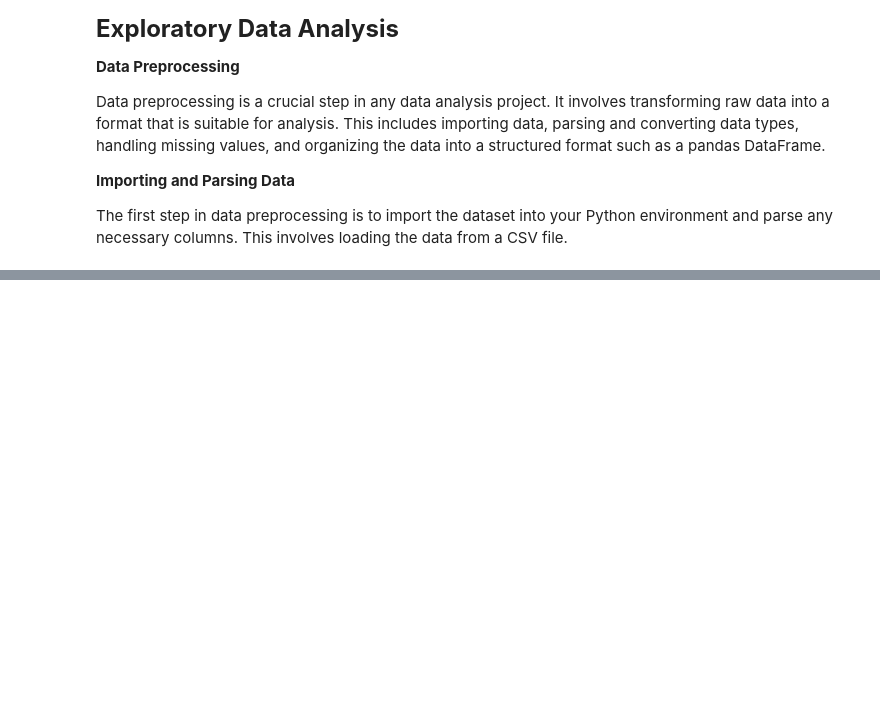
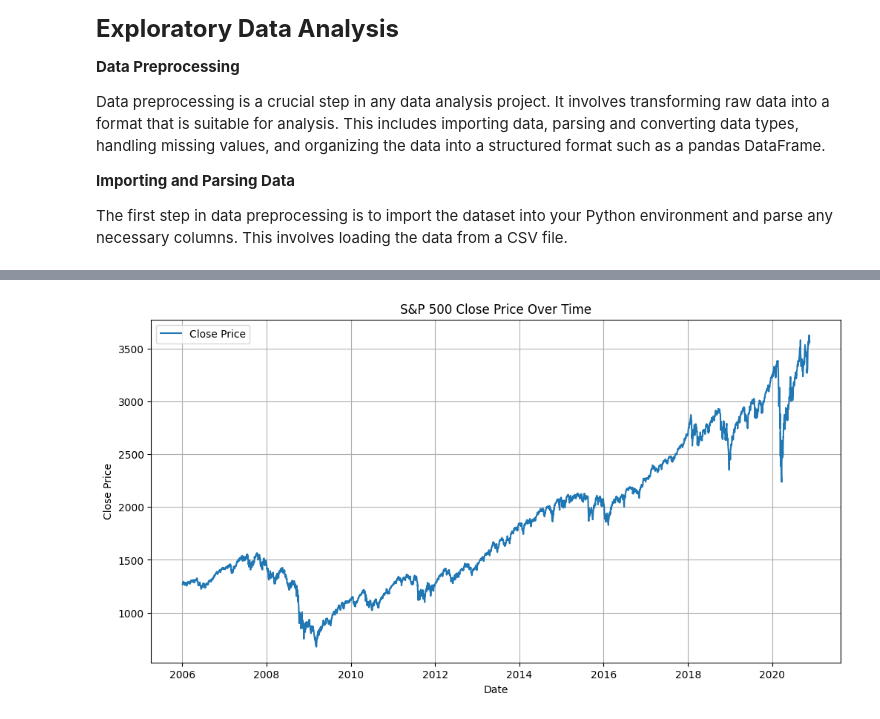
Before and after one commit to Daniel21b/CMSC320-Final, a Jupyter notebook: final.ipynb, the cells around one changed output, grey strips where cells are left out. Cells and saved outputs as stored; diff of their text form; code cells hidden in the pictures; blank space fills up the shorter version.

```diff
--- a/final.ipynb
+++ b/final.ipynb
@@ -420,0 +144,18 @@ ANOVA Test: f-stat=2.361308347154732e-27, p-value=1.0
+# %%
+# Column names for the dataset
+column_names = ["Date", "High", "Low", "Open", "Close", "Volume", "Adj Close"]
+
+
+sp500_data = pd.read_csv('/Users/danielberhane/Desktop/CMSC320/CMSC320 Final_Project/CMSC320-Final_Group_project/Stock Market Indices (2006-2020)/SPX.csv', names=column_names, header=None, skiprows=1)
+
+# Convert 'Date' column to datet ime
+sp500_data['Date'] = pd.to_datetime(sp500_data['Date'])
+
+# Convert other columns to app ropriate data types
+sp500_data[['High', 'Low', 'Open', 'Close', 'Adj Close']] = sp500_data[['High', 'Low', 'Open', 'Close', 'Adj Close']].astype(float)
+sp500_data['Volume'] = sp500_data['Volume'].astype(int)
+
+# Verify
+print("Data loaded successfully.")
+print(sp500_data.dtypes)
+print(sp500_data.head())
@@ -420,0 +202,67 @@ ANOVA Test: f-stat=2.361308347154732e-27, p-value=1.0
+# %%
+# Plotting t price over time
+plt.figure(figsize=(12, 6))
+plt.plot(sp500_data['Date'], sp500_data['Close'], label='Close Price')
+plt.title('S&P 500 Close Price Over Time')
+plt.xlabel('Date')
+plt.ylabel('Close Price')
+plt.legend()
+plt.grid(True)
+plt.show()
+
+# Moving Averages
+sp500_data['50_MA'] = sp500_data['Close'].rolling(window=50).mean()
+sp500_data['200_MA'] = sp500_data['Close'].rolling(window=200).mean()
+
+plt.figure(figsize=(12, 6))
+plt.plot(sp500_data['Date'], sp500_data['Close'], label='Close Price')
+plt.plot(sp500_data['Date'], sp500_data['50_MA'], label='50-Day Moving Average', color='red')
+plt.plot(sp500_data['Date'], sp500_data['200_MA'], label='200-Day Moving Average', color='green')
+plt.title('S&P 500 Close Price with Moving Averages')
+plt.xlabel('Date')
+plt.ylabel('Close Price')
+plt.legend()
+plt.grid(True)
+plt.show()
+
+# Daily returns
+sp500_data['Daily Return'] = sp500_data['Close'].pct_change()
+
+plt.figure(figsize=(12, 6))
+plt.plot(sp500_data['Date'], sp500_data['Daily Return'], label='Daily Return')
+plt.title('S&P 500 Daily Returns Over Time')
+plt.xlabel('Date')
+plt.ylabel('Daily Return')
+plt.legend()
+plt.grid(True)
+plt.show()
+
+# Histogram of daily returns
+plt.figure(figsize=(12, 6))
+sp500_data['Daily Return'].hist(bins=100)
+plt.title('Histogram of S&P 500 Daily Returns')
+plt.xlabel('Daily Return')
+plt.ylabel('Frequency')
+plt.grid(True)
+plt.show()
+
+# Cumulative return
+sp500_data['Cumulative Return'] = (1 + sp500_data['Daily Return']).cumprod()
+
+plt.figure(figsize=(12, 6))
+plt.plot(sp500_data['Date'], sp500_data['Cumulative Return'], label='Cumulative Return')
+plt.title('S&P 500 Cumulative Return Over Time')
+plt.xlabel('Date')
+plt.ylabel('Cumulative Return')
+plt.legend()
+plt.grid(True)
+plt.show()
+
+# Correlation matrix
+plt.figure(figsize=(10, 8))
+correlation_matrix = sp500_data.corr()
+sns.heatmap(correlation_matrix, annot=True, cmap='coolwarm', linewidths=0.5)
+plt.title('Correlation Matrix')
+plt.show()
+# %% [output]
+[figure, added]
```
Also changed, not shown: parts of 25 cells of this notebook, 1 other file.
